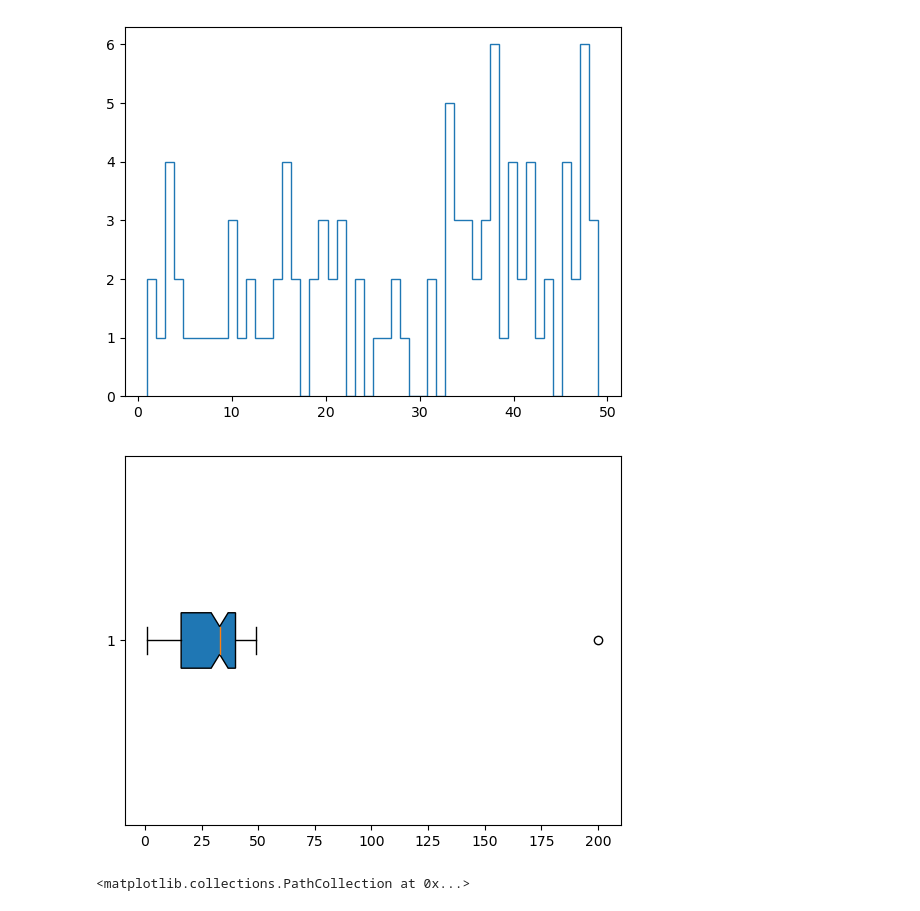
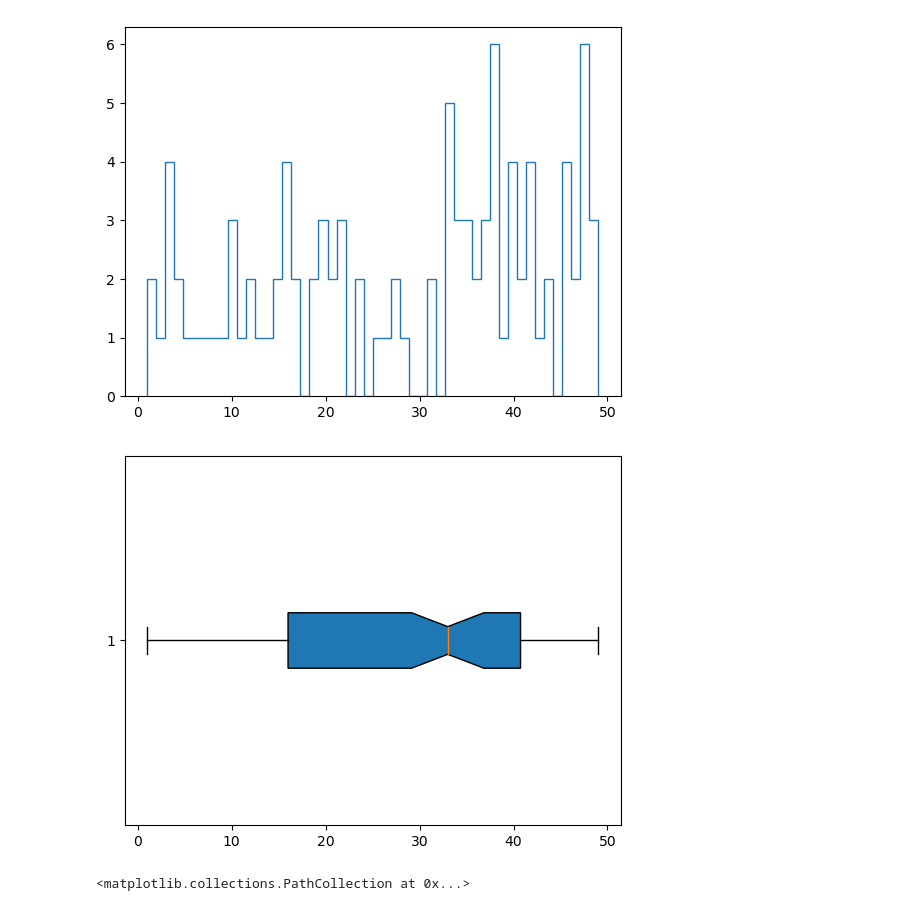
Before and after one commit to data4if/project_one, a Jupyter notebook: one/bar_plot.ipynb, the cells around one changed output. Cells and saved outputs as stored; diff of their text form; code cells hidden in the pictures.

```diff
--- a/one/bar_plot.ipynb
+++ b/one/bar_plot.ipynb
@@ -31,11 +31,11 @@ plt.show()
 # %%
 # Sugerencias
 data = np.append(data,200)
-# Existe una propiedad para no mostrar los outliers
-plt.boxplot(data, vert=False, patch_artist=True, notch=True)
+# Existe una propiedad para no mostrar los outliers | showliers
+plt.boxplot(data, vert=False, patch_artist=True, notch=True, showfliers=False)
 plt.show()
 # %% [output]
-[figure, old version]
+[figure, new version]
 # %%
 N=50
 x = np.random.rand(N)
```
